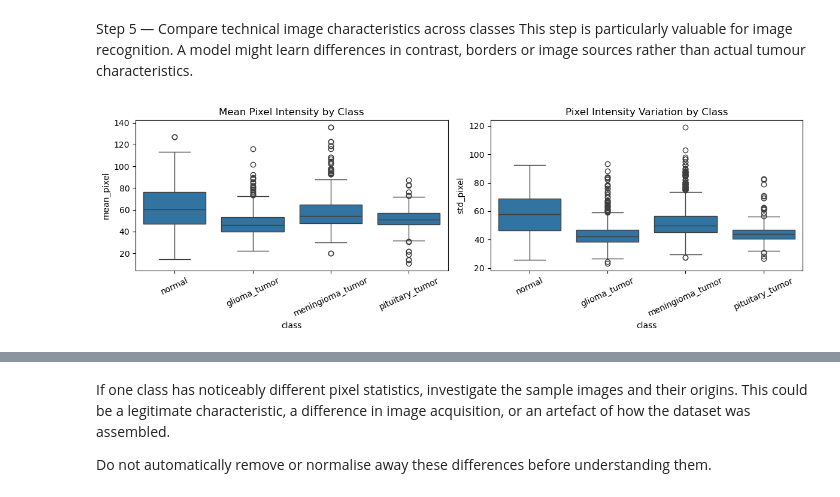
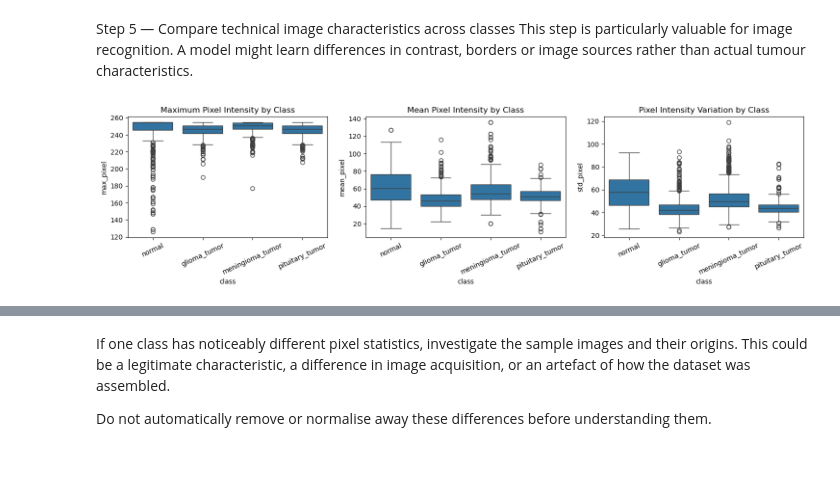
Before and after one commit to JanssenJochem/Brain-Tumor, a Jupyter notebook: brain_tumors/brain_tumors_test.ipynb, the cells around one changed output, grey strips where cells are left out. Saved outputs shown, nothing was run; the diff lists cells and outputs as text; code cells hidden in the pictures; blank space fills up the shorter version.

```diff
--- a/brain_tumors/brain_tumors_test.ipynb
+++ b/brain_tumors/brain_tumors_test.ipynb
@@ -312,27 +312,35 @@ Step 5 — Compare technical image characteristics across classes
 This step is particularly valuable for image recognition. A model might learn differences in contrast, borders or image sources rather than actual tumour characteristics.
 # %%
 
-fig, axes = plt.subplots(1, 2, figsize=(12, 4))
 
+fig, axes = plt.subplots(1, 3, figsize=(15, 4))
+sns.boxplot(
+    data=image_df,
+    x="class",
+    y="max_pixel",
+    ax=axes[0]
+)
+axes[0].set_title("Maximum Pixel Intensity by Class")
+axes[0].tick_params(axis="x", rotation=25)
 sns.boxplot(
     data=image_df,
     x="class",
     y="mean_pixel",
-    ax=axes[0]
+    ax=axes[1]
 )
-axes[0].set_title("Mean Pixel Intensity by Class")
-axes[0].tick_params(axis="x", rotation=25)
+axes[1].set_title("Mean Pixel Intensity by Class")
+axes[1].tick_params(axis="x", rotation=25)
 
 sns.boxplot(
     data=image_df,
     x="class",
     y="std_pixel",
-    ax=axes[1]
+    ax=axes[2]
 )
-axes[1].set_title("Pixel Intensity Variation by Class")
-axes[1].tick_params(axis="x", rotation=25)
+axes[2].set_title("Pixel Intensity Variation by Class")
+axes[2].tick_params(axis="x", rotation=25)
 
 plt.tight_layout()
 plt.show()
 # %% [output]
-[figure, old version]
+[figure, new version]
```
Also changed, not shown: parts of 5 cells of this notebook, 1 other file.
